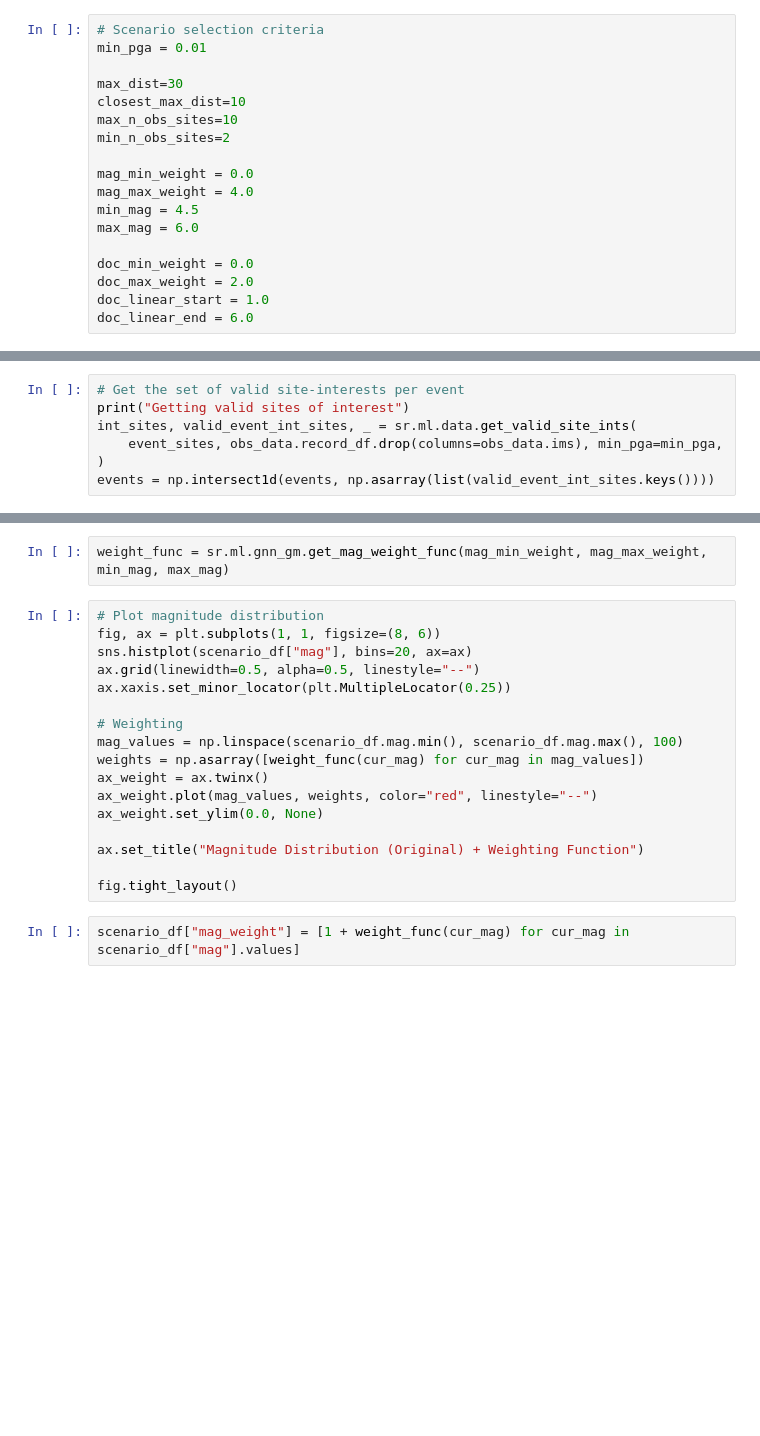
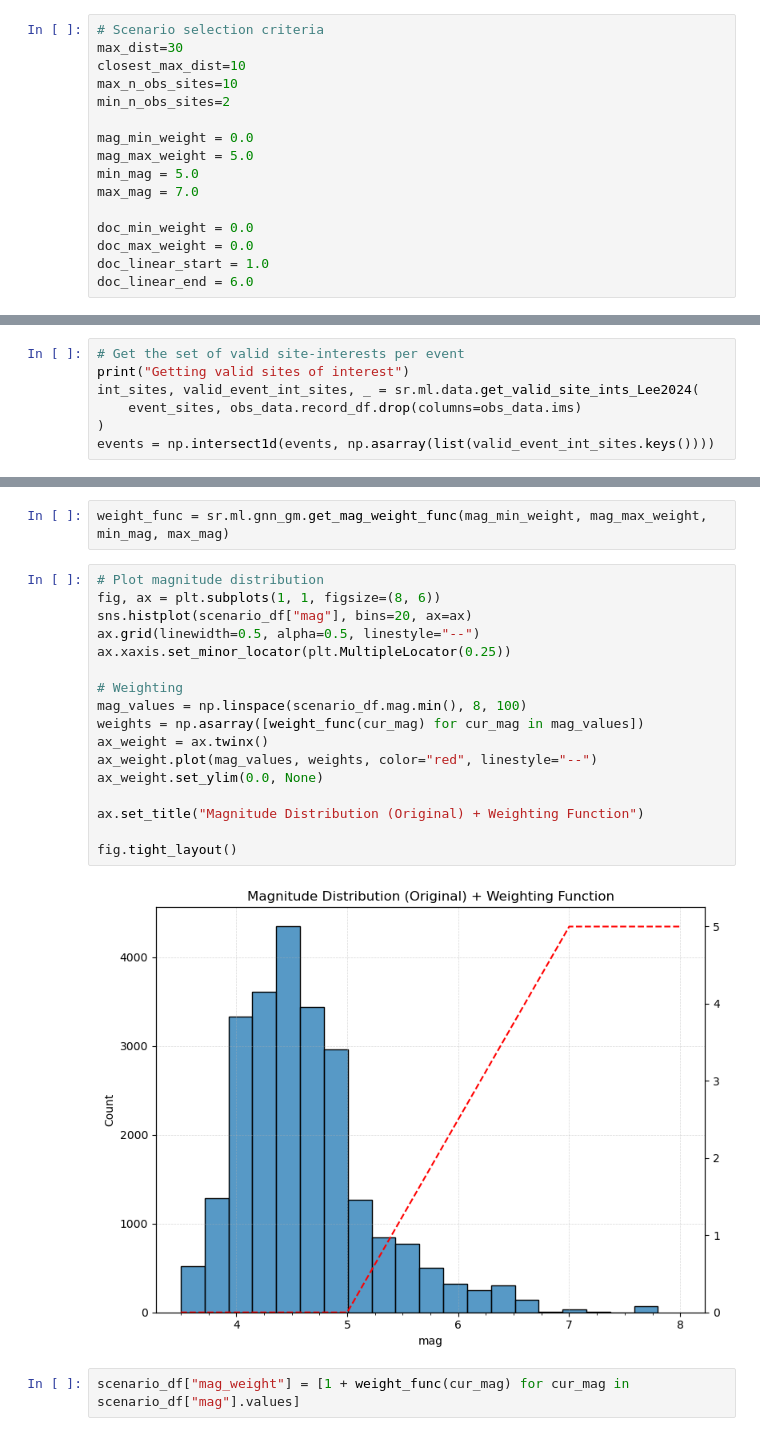
Before and after one commit to claudio525/post_event_gm_gnn, a Jupyter notebook: sim_ranking/explore/gnn/sample_weighting.ipynb, the cells around one changed output, grey strips where cells are left out. Saved outputs shown, nothing was run; the diff lists cells and outputs as text; blank space fills up the shorter version.

```diff
--- a/sim_ranking/explore/gnn/sample_weighting.ipynb
+++ b/sim_ranking/explore/gnn/sample_weighting.ipynb
@@ -27,20 +27,18 @@ obs_data_ffp = Path("/Users/claudy/dev/work/data/gm_datasets/nz_gmdb/v4.2/custom
 **NZGMDB version:** `{python} str(nzgmdb_ffp.parent.parent.name)`
 # %%
 # Scenario selection criteria
-min_pga = 0.01
-
 max_dist=30
 closest_max_dist=10
 max_n_obs_sites=10
 min_n_obs_sites=2
 
 mag_min_weight = 0.0
-mag_max_weight = 4.0
-min_mag = 4.5
-max_mag = 6.0
+mag_max_weight = 5.0
+min_mag = 5.0
+max_mag = 7.0
 
 doc_min_weight = 0.0
-doc_max_weight = 2.0
+doc_max_weight = 0.0
 doc_linear_start = 1.0
 doc_linear_end = 6.0
 # %% [markdown]
@@ -60,7 +60,7 @@ print(f"Number of events: {len(events)}")
 # %%
 # Get the set of valid site-interests per event
 print("Getting valid sites of interest")
-int_sites, valid_event_int_sites, _ = sr.ml.data.get_valid_site_ints(
-    event_sites, obs_data.record_df.drop(columns=obs_data.ims), min_pga=min_pga,
+int_sites, valid_event_int_sites, _ = sr.ml.data.get_valid_site_ints_Lee2024(
+    event_sites, obs_data.record_df.drop(columns=obs_data.ims)
 )
 events = np.intersect1d(events, np.asarray(list(valid_event_int_sites.keys())))
@@ -105,20 +112,22 @@ weight_func = sr.ml.gnn_gm.get_mag_weight_func(mag_min_weight, mag_max_weight, m
 # %%
 # Plot magnitude distribution
 fig, ax = plt.subplots(1, 1, figsize=(8, 6))
 sns.histplot(scenario_df["mag"], bins=20, ax=ax)
 ax.grid(linewidth=0.5, alpha=0.5, linestyle="--")
 ax.xaxis.set_minor_locator(plt.MultipleLocator(0.25))
 
 # Weighting
-mag_values = np.linspace(scenario_df.mag.min(), scenario_df.mag.max(), 100)
+mag_values = np.linspace(scenario_df.mag.min(), 8, 100)
 weights = np.asarray([weight_func(cur_mag) for cur_mag in mag_values])
 ax_weight = ax.twinx()
 ax_weight.plot(mag_values, weights, color="red", linestyle="--")
 ax_weight.set_ylim(0.0, None)
 
 ax.set_title("Magnitude Distribution (Original) + Weighting Function")
 
 fig.tight_layout()
+# %% [output]
+[figure, added]
 # %%
 scenario_df["mag_weight"] = [1 + weight_func(cur_mag) for cur_mag in scenario_df["mag"].values]
 # %%
```
Also changed, not shown: parts of 14 cells of this notebook, 31 other files.
